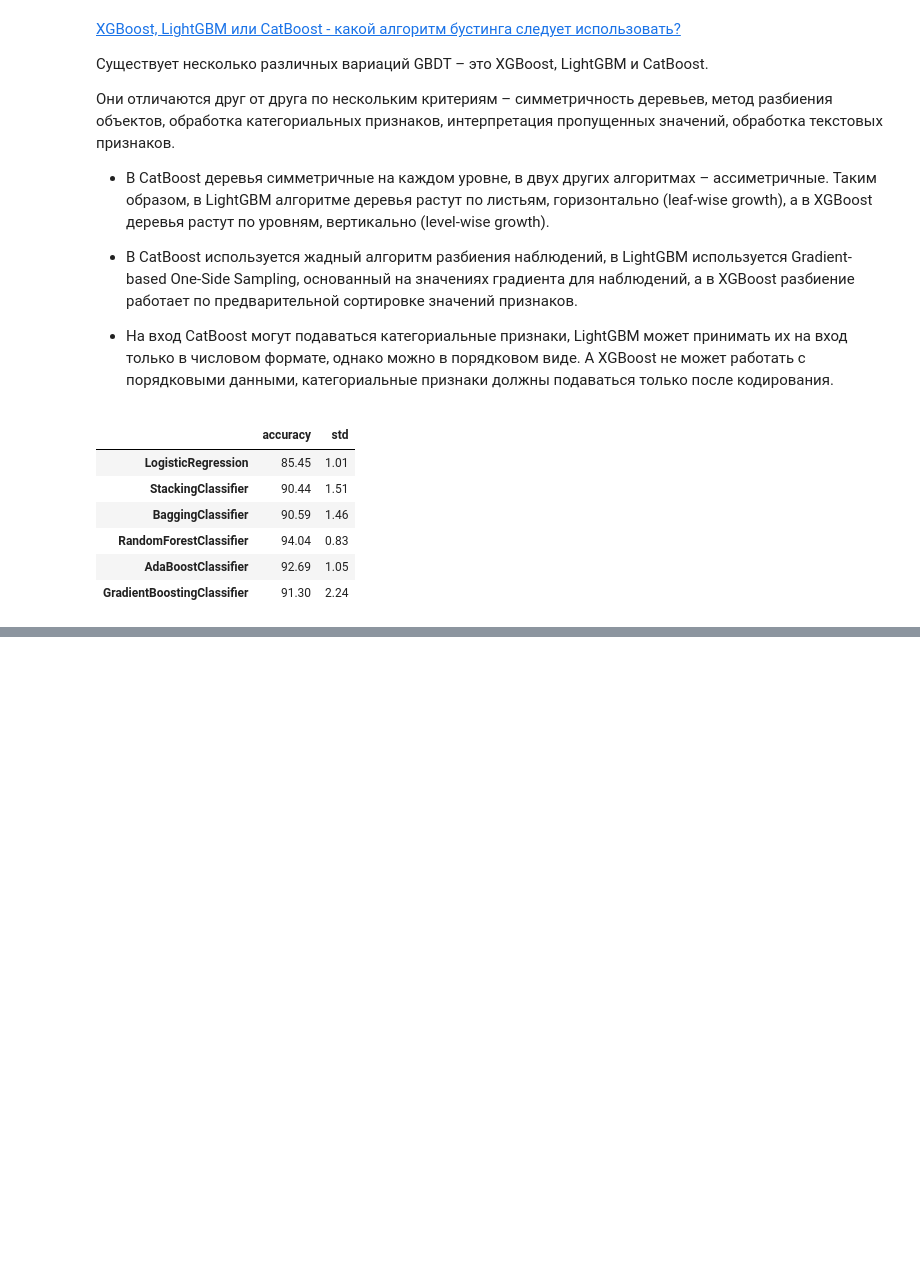
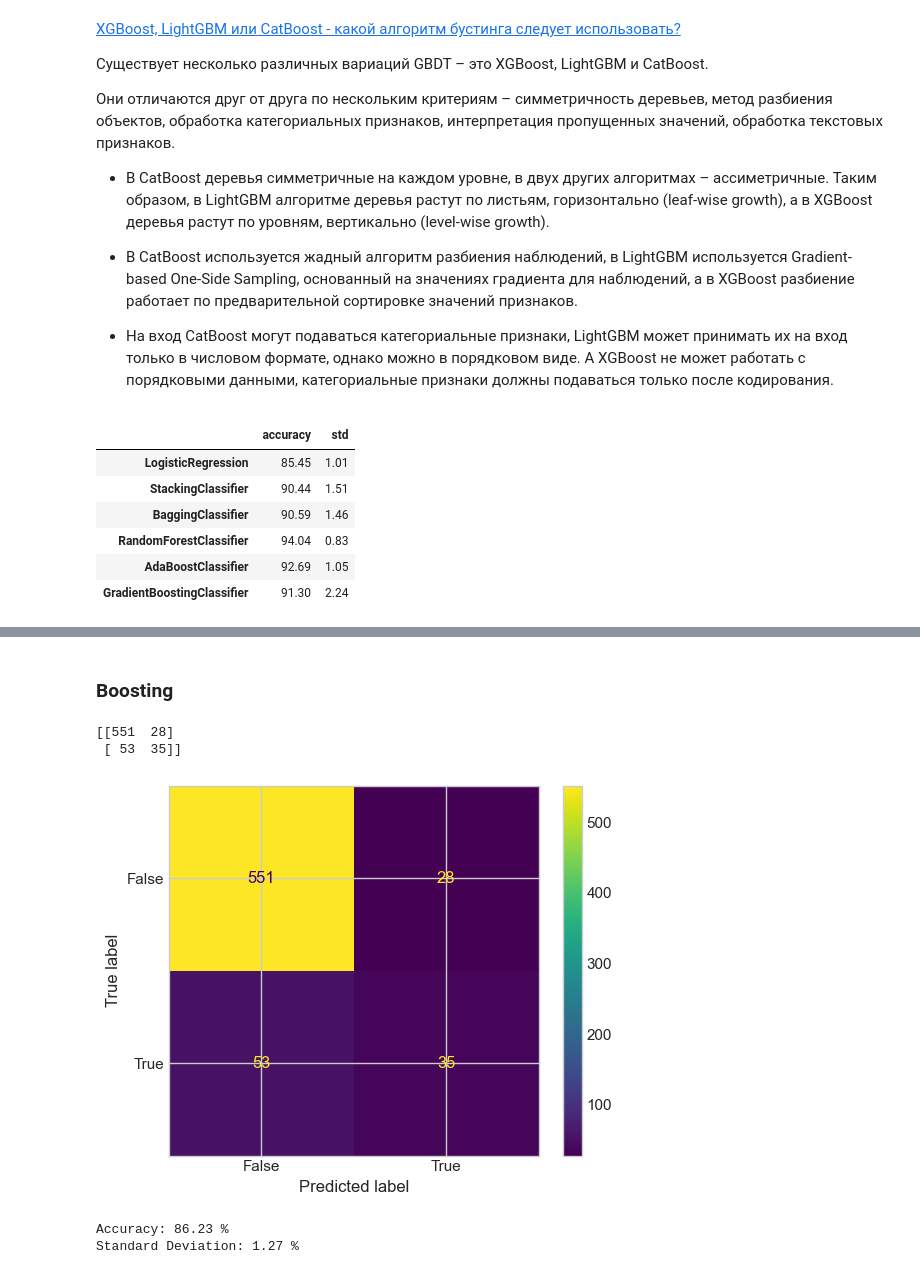
Before and after one commit to razrez/ml_classes, a Jupyter notebook: hw/11-011_Khodzhamirzoyev_8.ipynb, the cells around one changed output, grey strips where cells are left out. Drawn from its saved outputs; the diff is of its cells as text; code cells hidden in the pictures; blank space fills up the shorter version.

```diff
--- a/hw/11-011_Khodzhamirzoyev_8.ipynb
+++ b/hw/11-011_Khodzhamirzoyev_8.ipynb
@@ -290,0 +339,12 @@ score_results
+# %% [markdown]
+### Boosting
+# %%
+classifier = AdaBoostClassifier(base_estimator=DecisionTreeClassifier(max_depth=2), n_estimators=100, random_state=12)
+classifier.fit(X_train, y_train)
+show_scores(classifier, "AdaBoostClassifier_PCA")
+# %% [output]
+[[551  28]
+ [ 53  35]]
+[figure, added]
+Accuracy: 86.23 %
+Standard Deviation: 1.27 %
```
Also changed, not shown: parts of 16 cells of this notebook.
